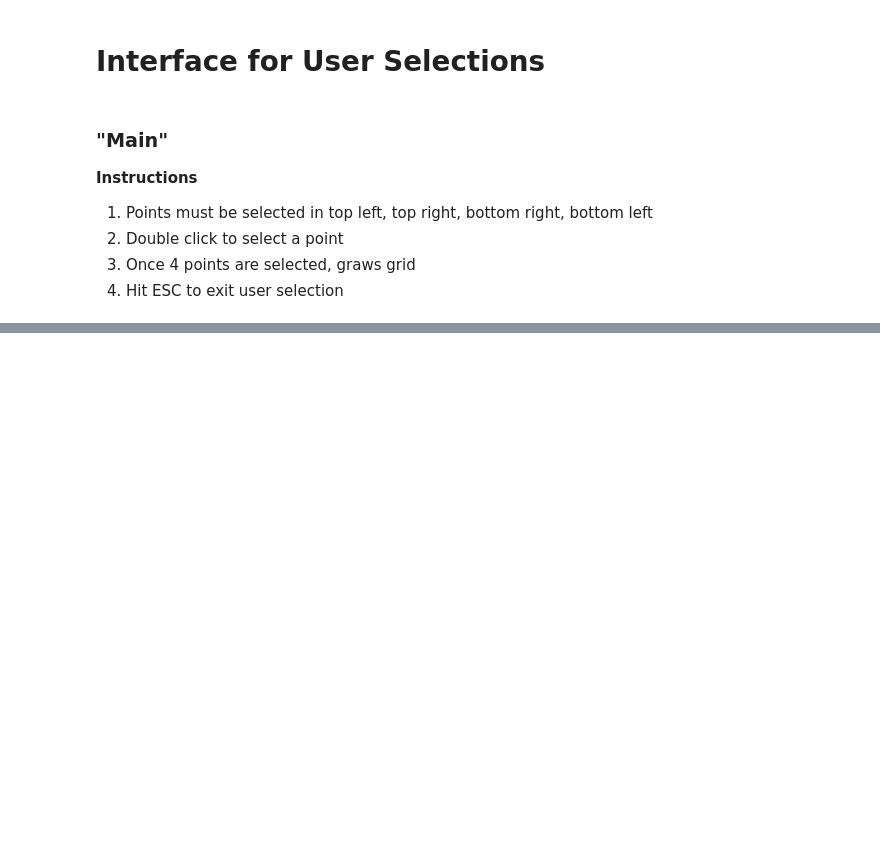
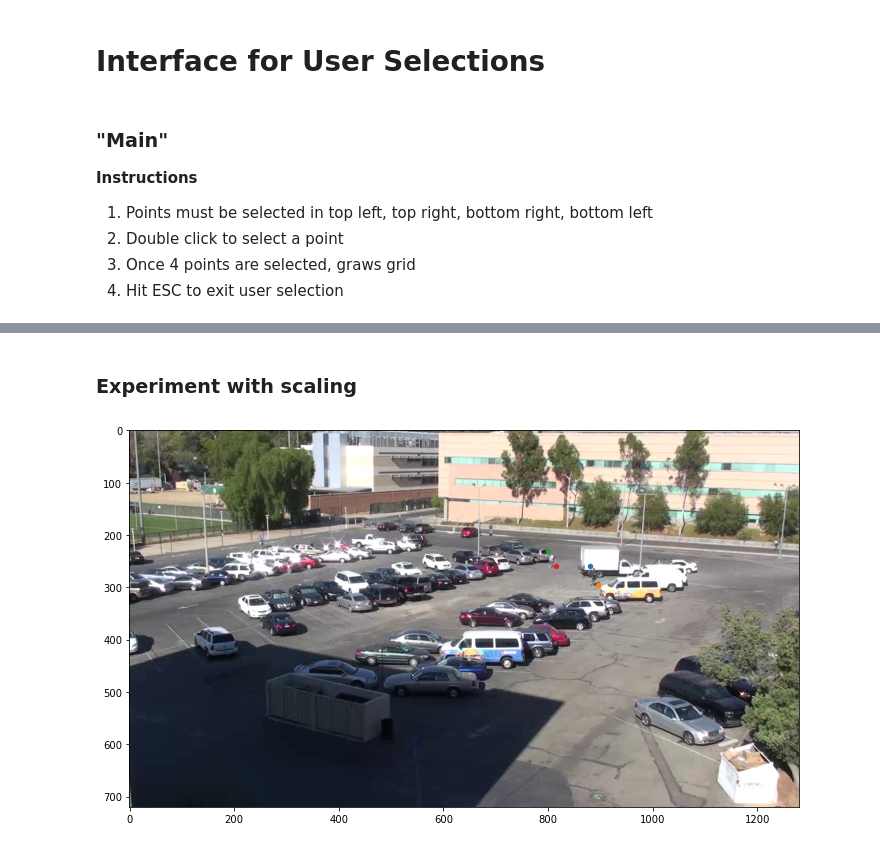
Before and after one commit to endernac/CV-Final-Project, a Jupyter notebook: homography_selector.ipynb, the cells around one changed output, grey strips where cells are left out. Drawn from its saved outputs; the diff is of its cells as text; code cells hidden in the pictures; blank space fills up the shorter version.

Commit message:
testing out some scaling approximations

```diff
--- a/homography_selector.ipynb
+++ b/homography_selector.ipynb
@@ -250,0 +303,26 @@ plt.imshow(new_img)
+# %% [markdown]
+### Experiment with scaling
+# %%
+plt.figure(figsize=(12,12))
+plt.imshow(frame0)
+p1_top = np.array([880, 260, 1])
+p1_bot = np.array([895, 295, 1])
+p1_height = p1_bot[1] - p1_top[1]
+p1_width = p1_bot[0] - p1_top[0]
+
+# pick some iamge coordinates
+c1 = np.array([265, 405, 1])
+c2 = np.array([830, 515, 1])
+c3 = np.array([1237, 235, 1])
+
+p2_top = np.array([800, 230, 1])
+p2_bot = np.array([815, 260, 1])
+p2_height = p2_bot[1] - p2_top[1]
+p2_width = p2_bot[0] - p2_top[0]
+plt.scatter(880, 260, s=20)
+plt.scatter(895, 295, s=20)
+plt.scatter(800, 230, s=20)
+plt.scatter(815, 260, s=20)
+plt.show()
+# %% [output]
+[figure, added]
```
Also changed, not shown: parts of 11 cells of this notebook.
